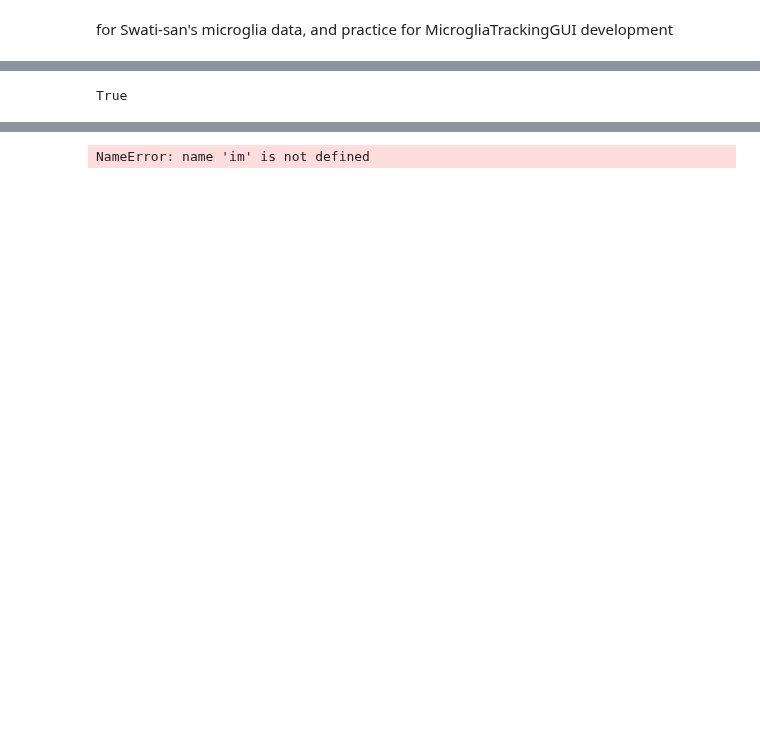
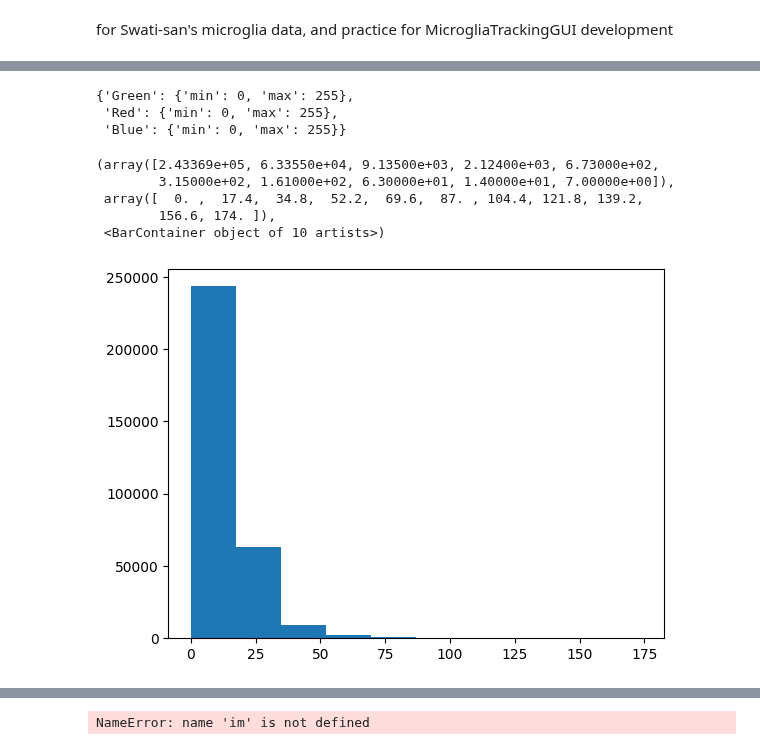
Before and after one commit to dhino2000/optic, a Jupyter notebook: notebook/ImageConvertDFF0GUI.ipynb, the cells around one changed output, grey strips where cells are left out. Saved outputs shown, nothing was run; the diff lists cells and outputs as text; code cells hidden in the pictures; blank space fills up the shorter version.

```diff
--- a/notebook/ImageConvertDFF0GUI.ipynb
+++ b/notebook/ImageConvertDFF0GUI.ipynb
@@ -216,4 +217,15 @@ SystemExit: 0
 # %%
-gui.control_manager.view_controls[gui.app_key_pri].im_dtype == np.uint16
+gui.control_manager.view_controls[gui.app_key_pri].bg_contrast
 # %% [output]
-True
+{'Green': {'min': 0, 'max': 255},
+ 'Red': {'min': 0, 'max': 255},
+ 'Blue': {'min': 0, 'max': 255}}
+# %%
+plt.hist(im.flatten())
+# %% [output]
+(array([2.43369e+05, 6.33550e+04, 9.13500e+03, 2.12400e+03, 6.73000e+02,
+        3.15000e+02, 1.61000e+02, 6.30000e+01, 1.40000e+01, 7.00000e+00]),
+ array([  0. ,  17.4,  34.8,  52.2,  69.6,  87. , 104.4, 121.8, 139.2,
+        156.6, 174. ]),
+ <BarContainer object of 10 artists>)
+[figure, added]
```
Also changed, not shown: parts of 12 cells of this notebook, 3 other files.
